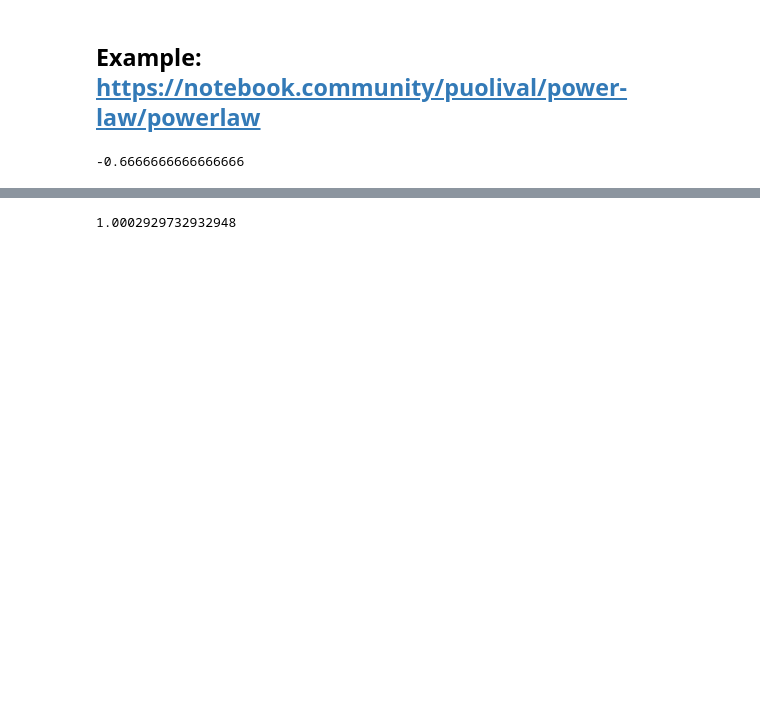
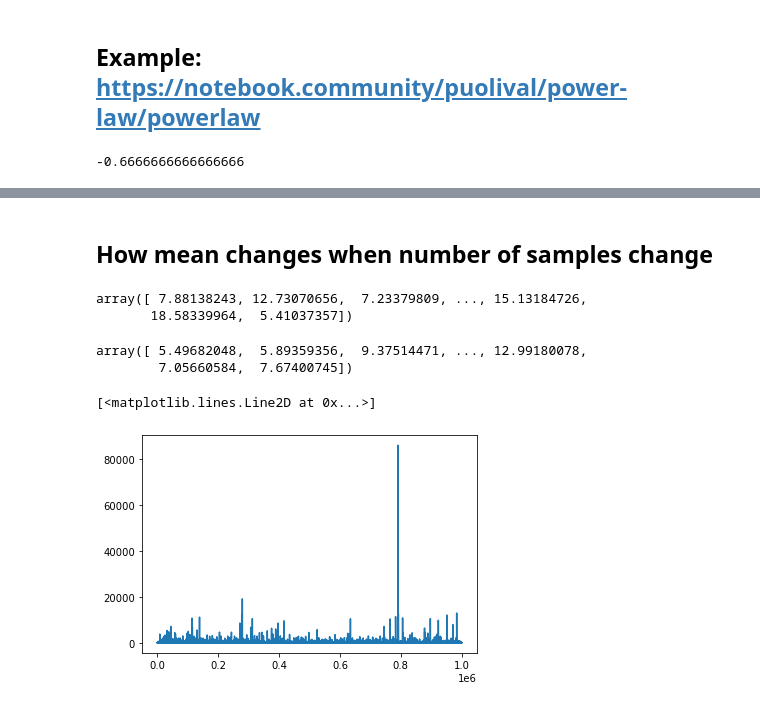
Before and after one commit to RRisto/learning, a Jupyter notebook: statistics/distributions/power_law.ipynb, the cells around one changed output, grey strips where cells are left out. Drawn from its saved outputs; the diff is of its cells as text; code cells hidden in the pictures; blank space fills up the shorter version.

Commit message:
powerlaw

```diff
--- a/statistics/distributions/power_law.ipynb
+++ b/statistics/distributions/power_law.ipynb
@@ -275,4 +205,2 @@ array([1.00029297e+00, 1.00038224e+00, 1.00131525e+00, 1.00163519e+00,
-# %%
-np.e**2.92930385e-04
-# %% [output]
-1.0002929732932948
+# %% [markdown]
+## How mean changes when number of samples change
@@ -278,0 +211,16 @@ np.e**2.92930385e-04
+# %%
+exp_data = exp_dist.generate_random(1000000)
+power_data
+# %% [output]
+array([ 7.88138243, 12.73070656,  7.23379809, ..., 15.13184726,
+       18.58339964,  5.41037357])
+# %%
+exp_data
+# %% [output]
+array([ 5.49682048,  5.89359356,  9.37514471, ..., 12.99180078,
+        7.05660584,  7.67400745])
+# %%
+plt.plot(power_data)
+# %% [output]
+[<matplotlib.lines.Line2D at 0x...>]
+[figure, added]
```
Also changed, not shown: parts of 23 cells of this notebook.
